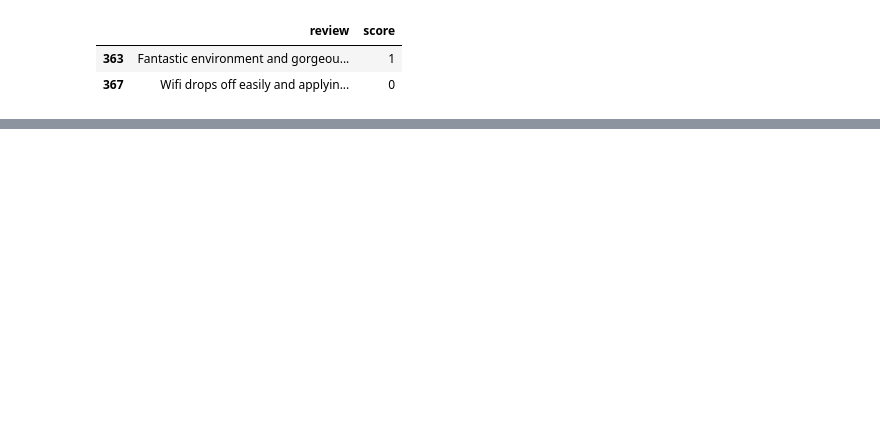
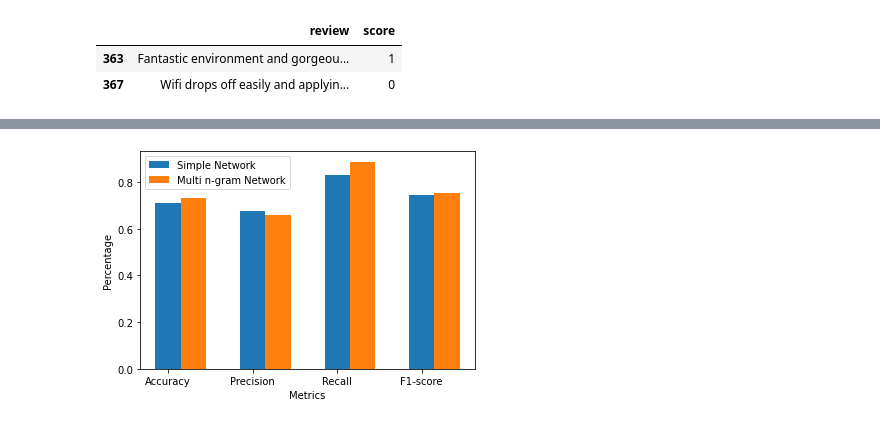
Before and after one commit to kamilszymczak/dissertation, a Jupyter notebook: ml/data_analysis.ipynb, the cells around one changed output, grey strips where cells are left out. Drawn from its saved outputs; the diff is of its cells as text; code cells hidden in the pictures; blank space fills up the shorter version.

```diff
--- a/ml/data_analysis.ipynb
+++ b/ml/data_analysis.ipynb
@@ -125,0 +240,16 @@ NameError: name 'string' is not defined
+# %%
+import matplotlib.pyplot as plt
+bar_labels = ["Accuracy", "Precision", "Recall", "F1-score"]
+dataSimple = [0.7109826589595376, 0.6759259259259259, 0.8295454545454546, 0.7448979591836735]
+dataNgram = [0.7341040462427746, 0.6574074074074074, 0.8875, 0.7553191489361702]
+width = 0.3
+plt.bar(np.arange(len(dataSimple)), dataSimple, width=width, label="Simple Network")
+plt.bar(np.arange(len(dataNgram))+ width, dataNgram, width=width, label="Multi n-gram Network")
+# plt.title('model loss')
+plt.xticks([0,1,2,3], bar_labels)
+plt.ylabel('Percentage')
+plt.xlabel('Metrics')
+plt.legend()
+plt.show()
+# %% [output]
+[figure, added]
```
Also changed, not shown: parts of 13 cells of this notebook.
